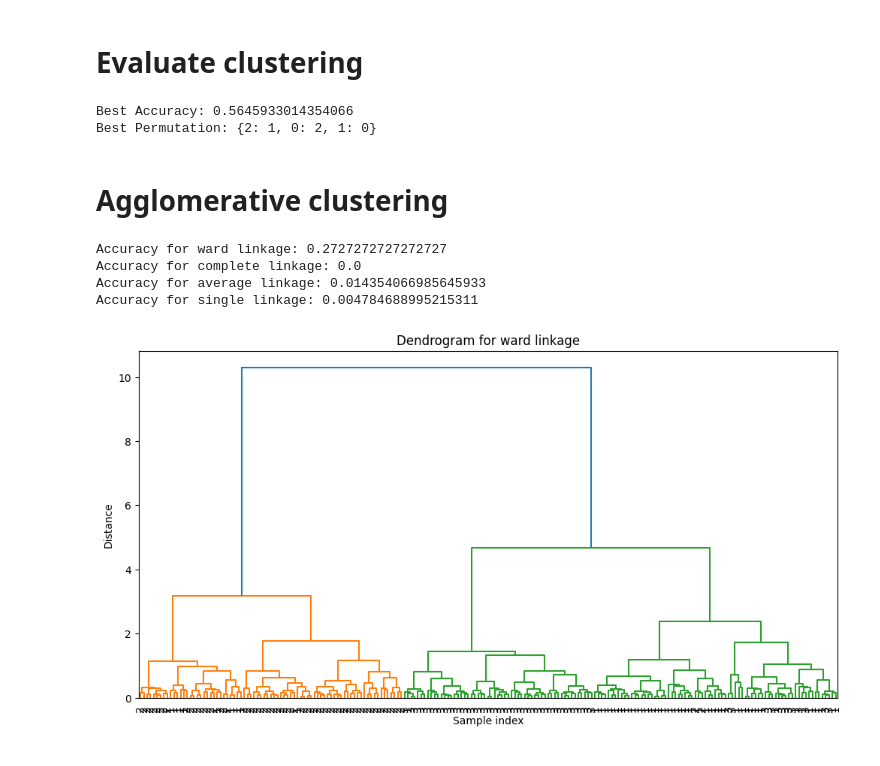
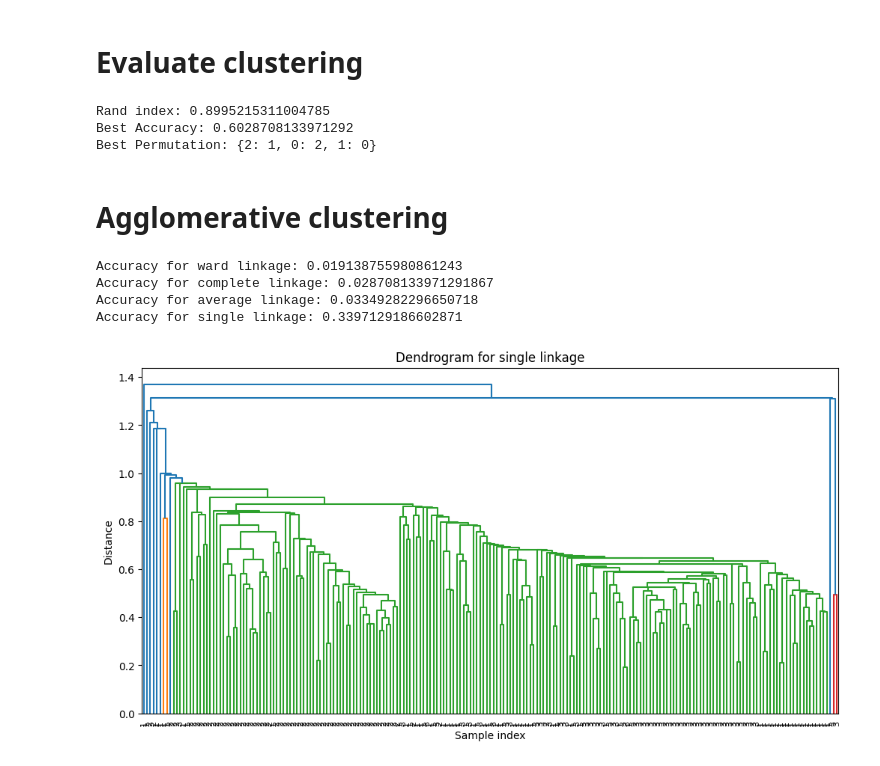
Before and after one commit to olabratt/DIT407, a Jupyter notebook: Assignment5/ola/assignment5.ipynb, the cells around one changed output. Cells and saved outputs as stored; diff of their text form; code cells hidden in the pictures.

```diff
--- a/Assignment5/ola/assignment5.ipynb
+++ b/Assignment5/ola/assignment5.ipynb
@@ -15,13 +15,14 @@ from sklearn.cluster import AgglomerativeClustering
 # %% [markdown]
 <h1>Import and preprocessing</h1>
 # %%
+random_state = 79
 seeds = pd.read_table('../seeds.tsv')
 seeds.columns = ['area', 'perimeter', 'compactness', 'length', 'width', 'asymmetry', 'groove', 'species']
 
 X = seeds.drop(columns=['species'])  # Features
 y = seeds['species']
 
-scaler = MinMaxScaler()
+scaler = StandardScaler()
 X_normalized = scaler.fit_transform(X)
 
 seeds_normalized = pd.DataFrame(X_normalized, columns=X.columns)
@@ -119,12 +119,12 @@ plt.show()
 # %%
 true_labels = seeds_normalized['species']
 
-kmeans = KMeans(n_clusters=len(true_labels.unique()), random_state=0)
+kmeans = KMeans(n_clusters=len(true_labels.unique()), random_state=random_state)
 kmeans.fit(seeds_normalized.drop(columns=['species']))
 
 kmeans_labels = kmeans.labels_
 
-rand_index = adjusted_rand_score(true_labels, kmeans_labels)
+rand_index = rand_score(true_labels, kmeans_labels)
 
 
 unique_true_labels = true_labels.unique()
@@ -141,40 +141,42 @@ for permutation in itertools.permutations(unique_kmeans_labels):
         best_accuracy = accuracy
         best_permutation = label_mapping
 
+print("Rand index:", rand_index)
 print("Best Accuracy:", best_accuracy)
 print("Best Permutation:", best_permutation)
 # %% [output]
-Best Accuracy: 0.5645933014354066
+Rand index: 0.8995215311004785
+Best Accuracy: 0.6028708133971292
 Best Permutation: {2: 1, 0: 2, 1: 0}
 # %% [markdown]
 <h1>Agglomerative clustering</h1>
 # %%
 linkage_options = ['ward', 'complete', 'average', 'single']
 
 best_accuracy = 0
 best_linkage = None
 
 for linkage_option in linkage_options:
     clustering = AgglomerativeClustering(n_clusters=len(unique_true_labels), linkage=linkage_option)
     cluster_labels = clustering.fit_predict(X_normalized)
 
     accuracy = accuracy_score(true_labels, cluster_labels)
     print(f"Accuracy for {linkage_option} linkage: {accuracy}")
 
     if accuracy > best_accuracy:
         best_accuracy = accuracy
         best_linkage = linkage_option
 
 Z = linkage(X_normalized, method=best_linkage)
 plt.figure(figsize=(12, 6))
-dendrogram(Z, labels=true_labels.values, leaf_rotation=90, leaf_font_size=10)
+dendrogram(Z, labels=true_labels.values, leaf_rotation=90, leaf_font_size=8)
 plt.title(f"Dendrogram for {best_linkage} linkage")
 plt.xlabel("Sample index")
 plt.ylabel("Distance")
 plt.show()
 # %% [output]
-Accuracy for ward linkage: 0.2727272727272727
-Accuracy for complete linkage: 0.0
-Accuracy for average linkage: 0.014354066985645933
-Accuracy for single linkage: 0.004784688995215311
+Accuracy for ward linkage: 0.019138755980861243
+Accuracy for complete linkage: 0.028708133971291867
+Accuracy for average linkage: 0.03349282296650718
+Accuracy for single linkage: 0.3397129186602871
-[figure, old version]
+[figure, new version]
```
Also changed, not shown: parts of 4 cells of this notebook.
